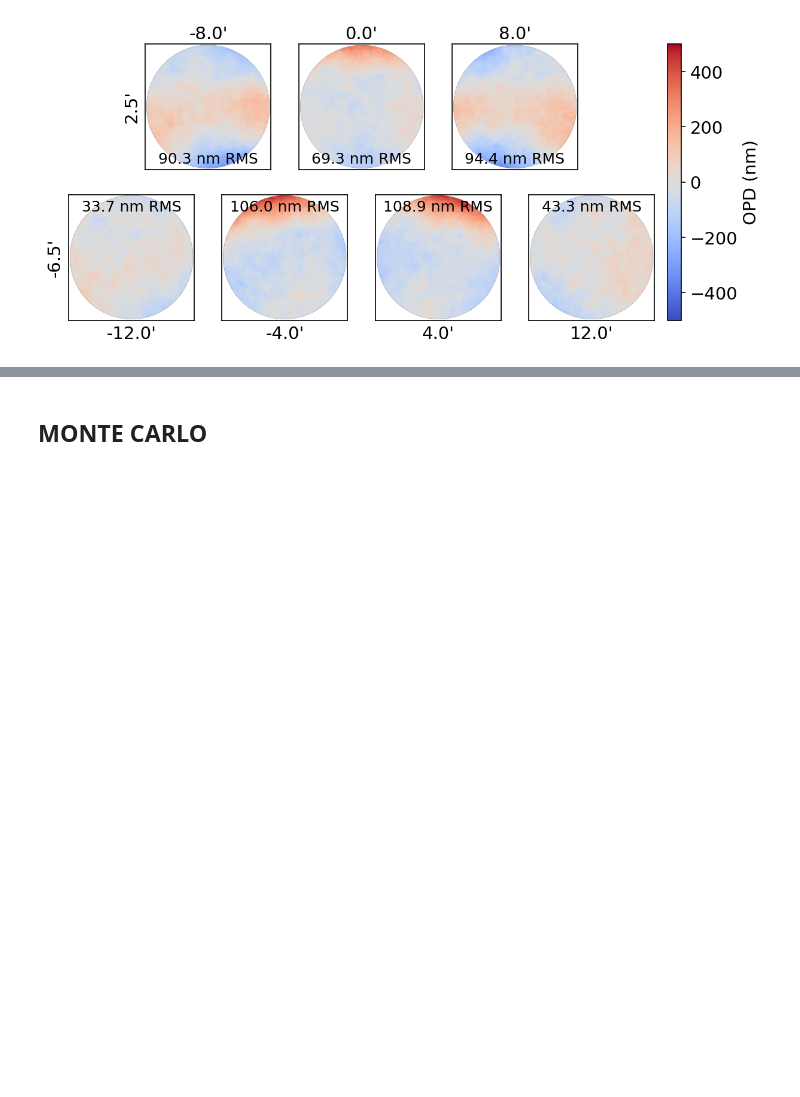
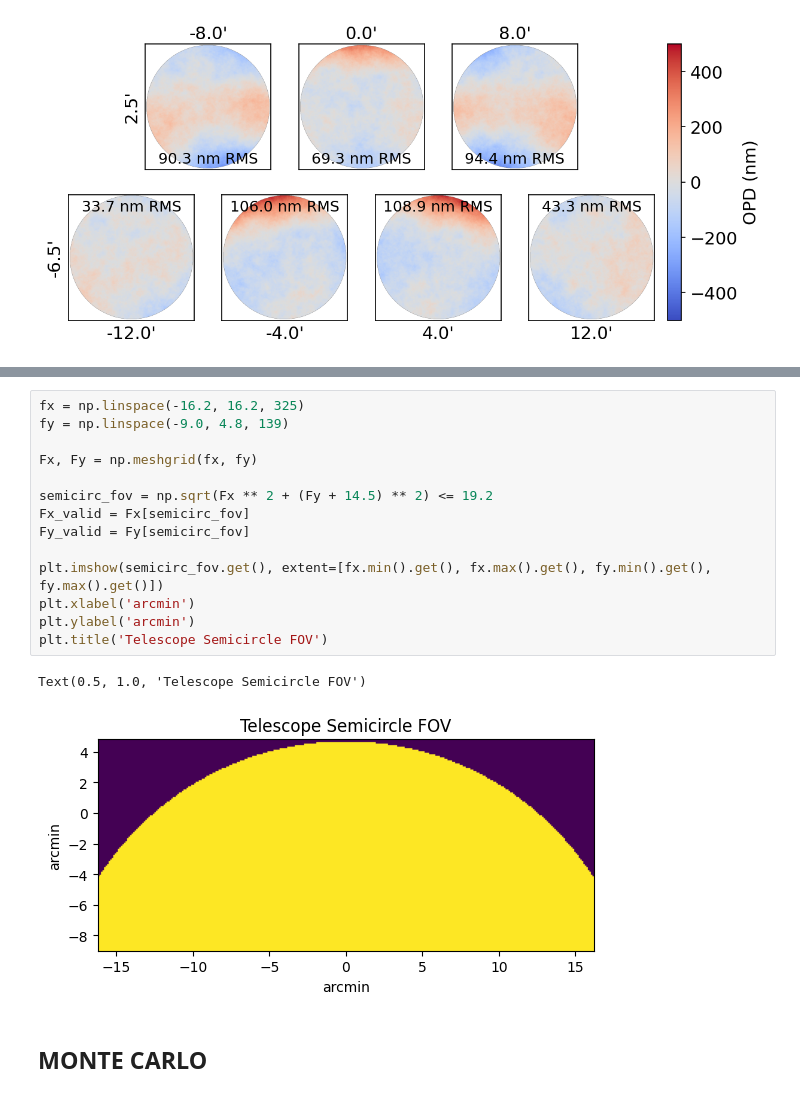
Before and after one commit to zhangderby/ffpr, a Jupyter notebook: mc_misalignments_16mag.ipynb, the cells around one changed output, grey strips where cells are left out. Drawn from its saved outputs; the diff is of its cells as text; blank space fills up the shorter version.

```diff
--- a/mc_misalignments_16mag.ipynb
+++ b/mc_misalignments_16mag.ipynb
@@ -173,2 +174,19 @@ utils.plot_opds_7(opds=opds_truths, pupil=pupil, fields=fields)
+# %%
+fx = np.linspace(-16.2, 16.2, 325)
+fy = np.linspace(-9.0, 4.8, 139)
+
+Fx, Fy = np.meshgrid(fx, fy)
+
+semicirc_fov = np.sqrt(Fx ** 2 + (Fy + 14.5) ** 2) <= 19.2
+Fx_valid = Fx[semicirc_fov]
+Fy_valid = Fy[semicirc_fov]
+
+plt.imshow(semicirc_fov.get(), extent=[fx.min().get(), fx.max().get(), fy.min().get(), fy.max().get()])
+plt.xlabel('arcmin')
+plt.ylabel('arcmin')
+plt.title('Telescope Semicircle FOV')
+# %% [output]
+Text(0.5, 1.0, 'Telescope Semicircle FOV')
+[figure, added]
 # %% [markdown]
 ## MONTE CARLO
```
Also changed, not shown: parts of 5 cells of this notebook, 13 other files.
